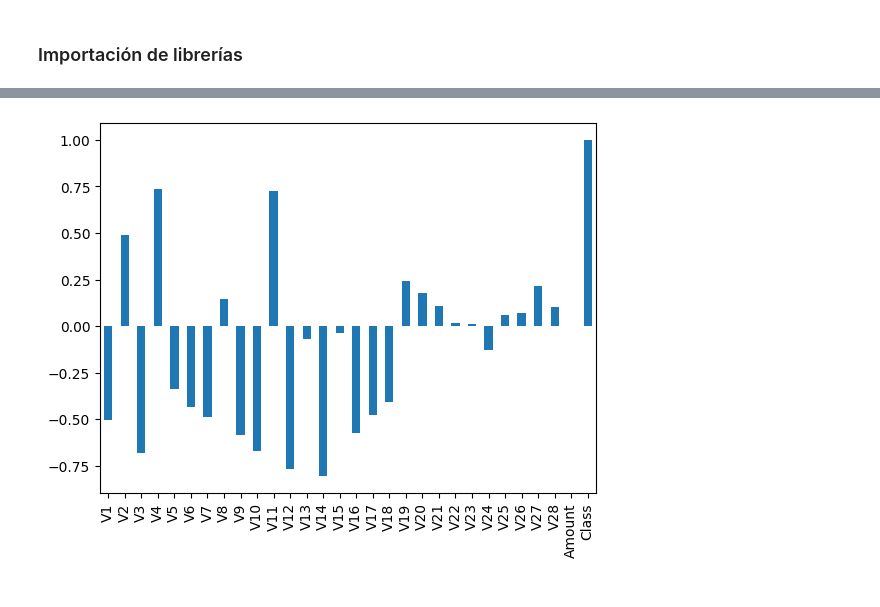
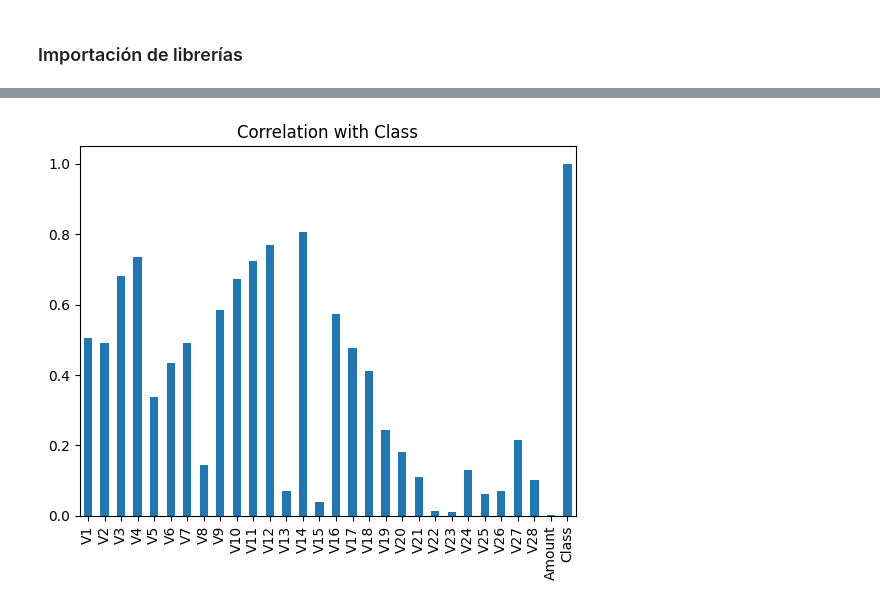
Before and after one commit to Inncubux/TAREA6IDS, a Jupyter notebook: AxelMondaca_SebastianHernandez.ipynb, the cells around one changed output, grey strips where cells are left out. Cells and saved outputs as stored; diff of their text form; code cells hidden in the pictures.

```diff
--- a/AxelMondaca_SebastianHernandez.ipynb
+++ b/AxelMondaca_SebastianHernandez.ipynb
@@ -33,6 +33,7 @@ df
 568630 rows × 30 columns
 # %%
-df.corr()['Class'].plot(kind='bar')
+df.corr()['Class'].abs().plot(kind='bar')
+plt.title('Correlation with Class')
 plt.show()
 # %% [output]
-[figure, old version]
+[figure, new version]
```
Also changed, not shown: parts of 2 cells of this notebook.
